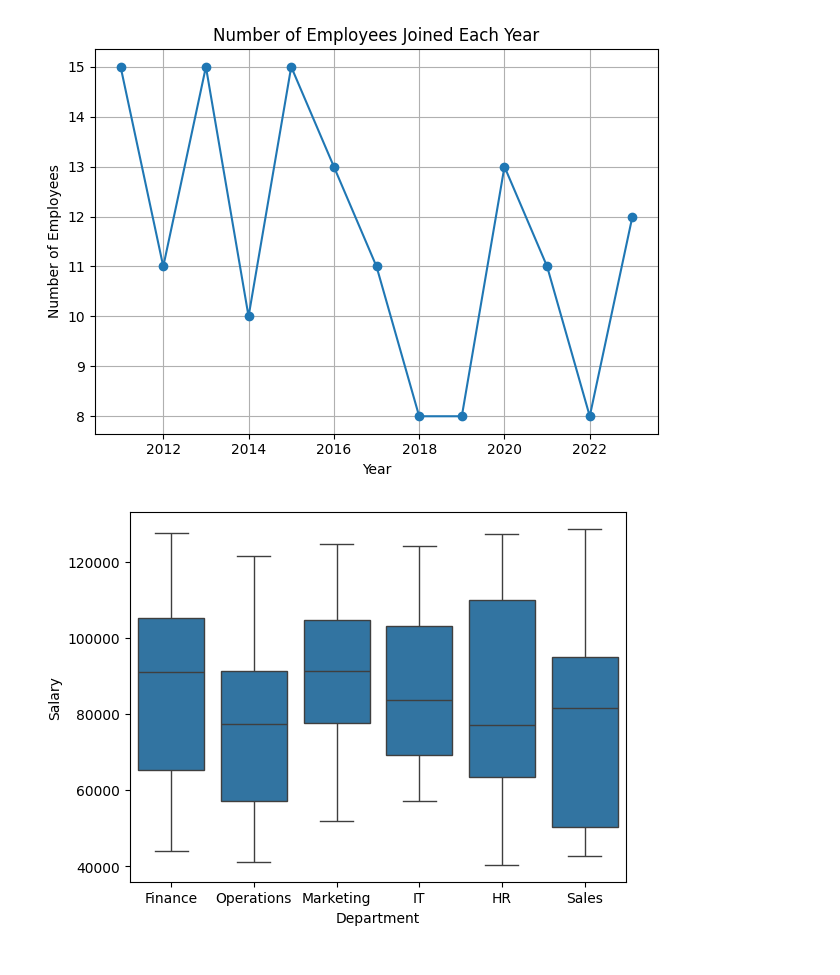
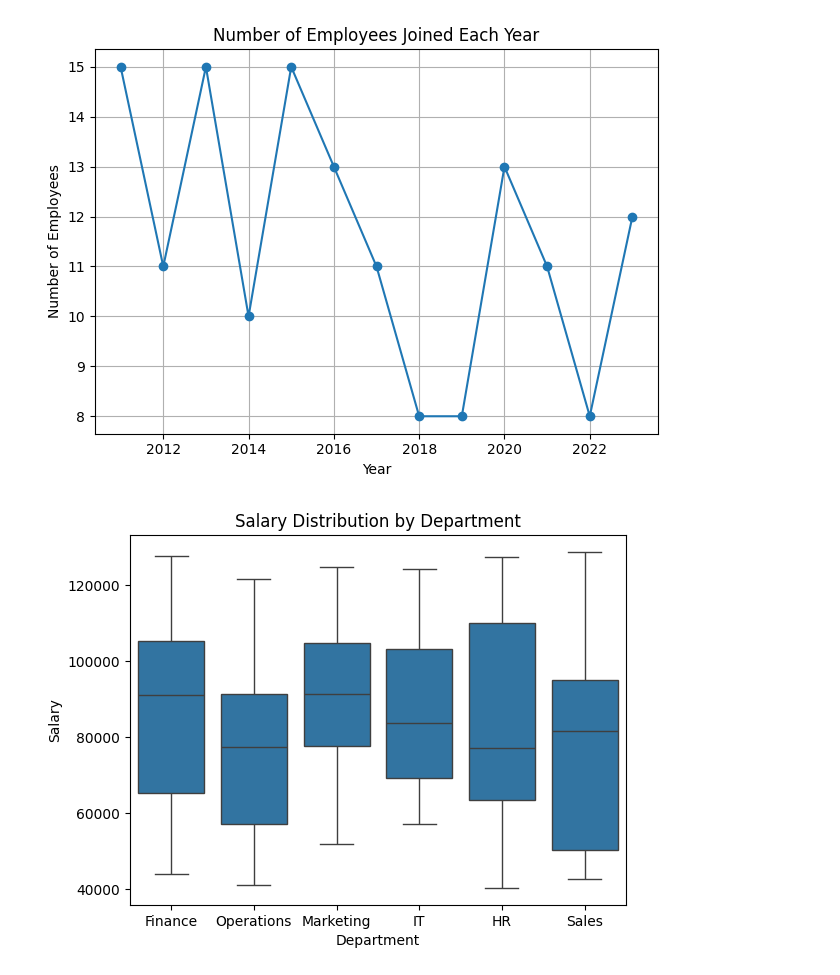
Before and after one commit to NadirAliOfficial/Data-Science-Course-IBA, a Jupyter notebook: classes/w3d5.ipynb, the cells around one changed output. Drawn from its saved outputs; the diff is of its cells as text; code cells hidden in the pictures.

```diff
--- a/classes/w3d5.ipynb
+++ b/classes/w3d5.ipynb
@@ -77,7 +77,11 @@ plt.show()
 [figure]
 # %%
 import seaborn as sns
+import matplotlib.pyplot as plt
 sns.boxplot(x='Department', y='Salary', data=df)
+plt.title('Salary Distribution by Department')
+plt.xlabel('Department')
+plt.ylabel('Salary')
 plt.show()
 # %% [output]
-[figure, old version]
+[figure, new version]
```
Also changed, not shown: parts of 5 cells of this notebook, 3 other files.
